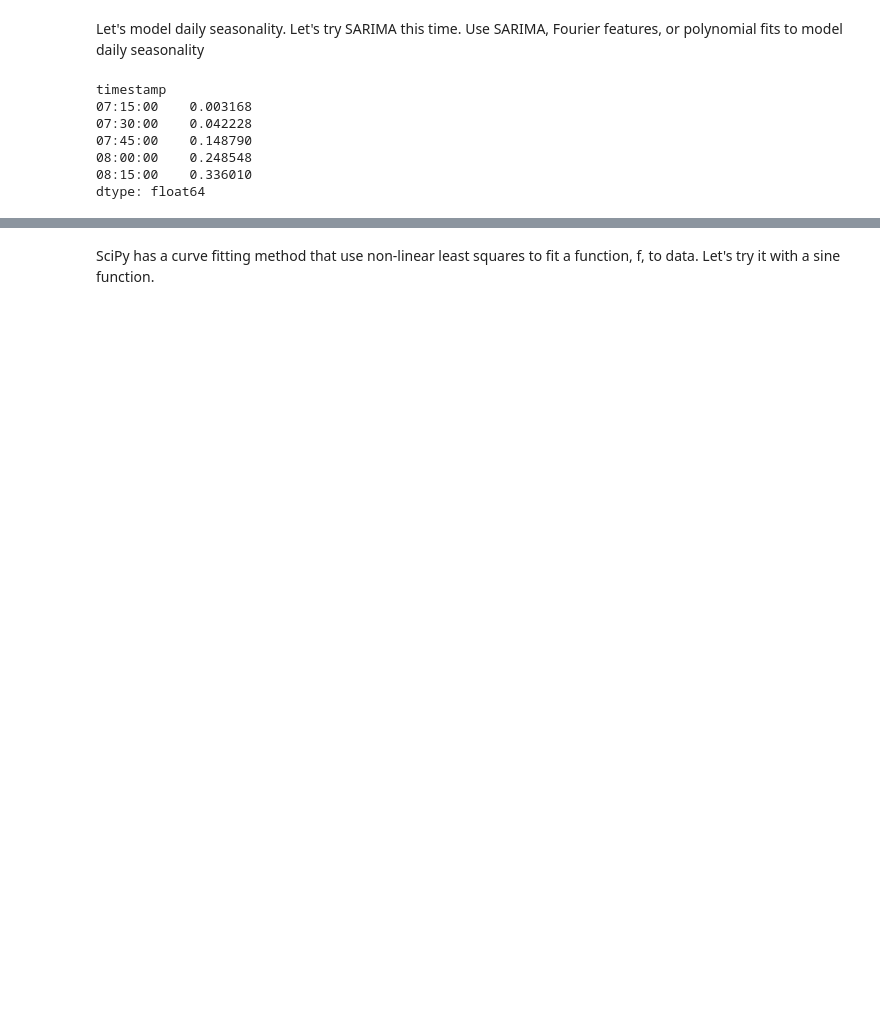
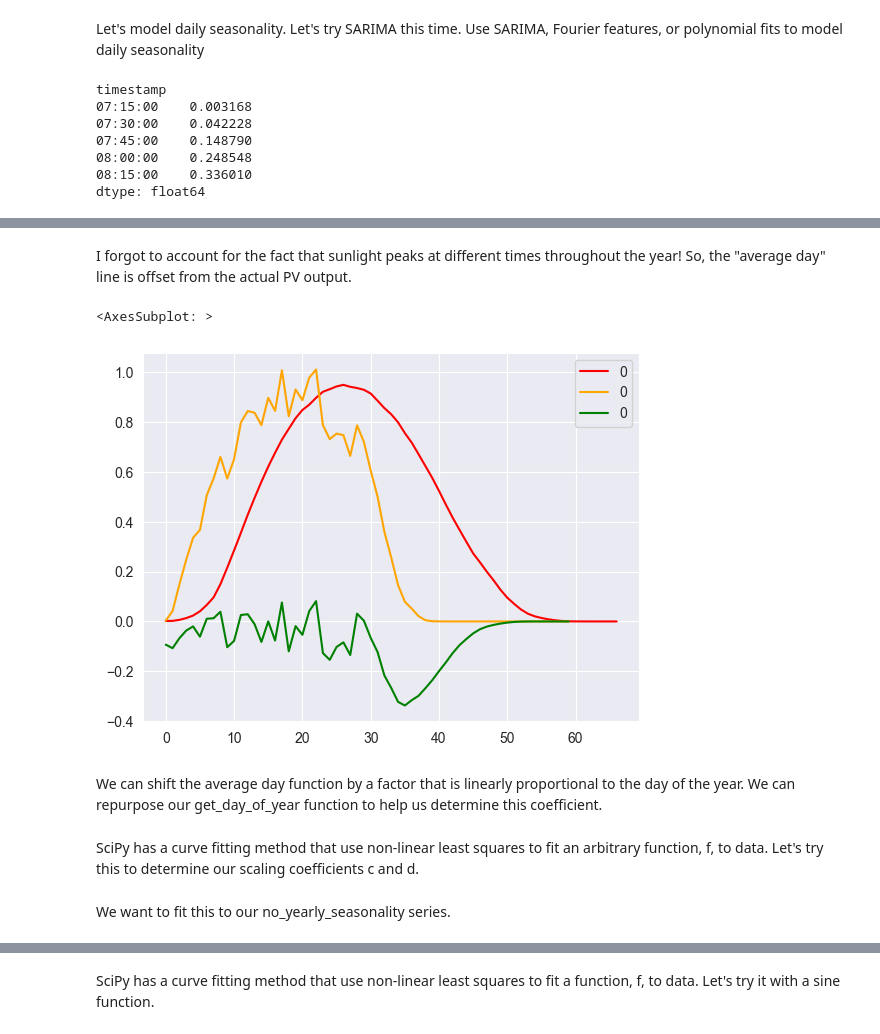
Before and after one commit to WAT-ai/open-climate-fix-project, a Jupyter notebook: eda/seasonality.ipynb, the cells around one changed output, grey strips where cells are left out. Saved outputs shown, nothing was run; the diff lists cells and outputs as text; code cells hidden in the pictures; blank space fills up the shorter version.

```diff
--- a/eda/seasonality.ipynb
+++ b/eda/seasonality.ipynb
@@ -381,0 +347,18 @@ KeyboardInterrupt
+# %%
+def daily_adjust(daily_avg, series):
+    """
+
+    :param daily_avg: series of averages at each time of day
+    :param series: series of PV output values
+    :return: list of adjusted PV output values
+    """
+    diff = list()
+    vals = series.values
+    index = series.index
+    for i in range(len(vals)):
+        diff.append(series[i] - daily_avg[index[i][6:]])
+
+    return diff
+# %%
+no_yearly_seasonality = pv_output / curve
+test = pd.Series(daily_adjust(daily_avg, no_yearly_seasonality), index = no_yearly_seasonality.index)
@@ -381,0 +381,13 @@ KeyboardInterrupt
+# %% [markdown]
+I forgot to account for the fact that sunlight peaks at different times throughout the year! So, the "average day" line is offset from the actual PV output.
+# %%
+#sns.lineplot(test.head(100))
+sns.lineplot(daily_avg.reset_index(), palette=['red'])
+sns.lineplot(no_yearly_seasonality.head(60).reset_index(), palette=['orange'])
+sns.lineplot(test.head(60).reset_index(), palette=['green'])
+#sns.lineplot(daily_avg[8:].reset_index())
+# %% [output]
+<AxesSubplot: >
+[figure, added]
+# %% [markdown]
+We can shift the average day function by a factor that is linearly proportional to the day of the year. We can repurpose our get_day_of_year function to help us determine this coefficient.
@@ -381,0 +404,4 @@ KeyboardInterrupt
+# %% [markdown]
+SciPy has a curve fitting method that use non-linear least squares to fit an arbitrary function, f, to data. Let's try this to determine our scaling coefficients c and d.
+# %% [markdown]
+We want to fit this to our no_yearly_seasonality series.
```
Also changed, not shown: parts of 40 cells of this notebook.
